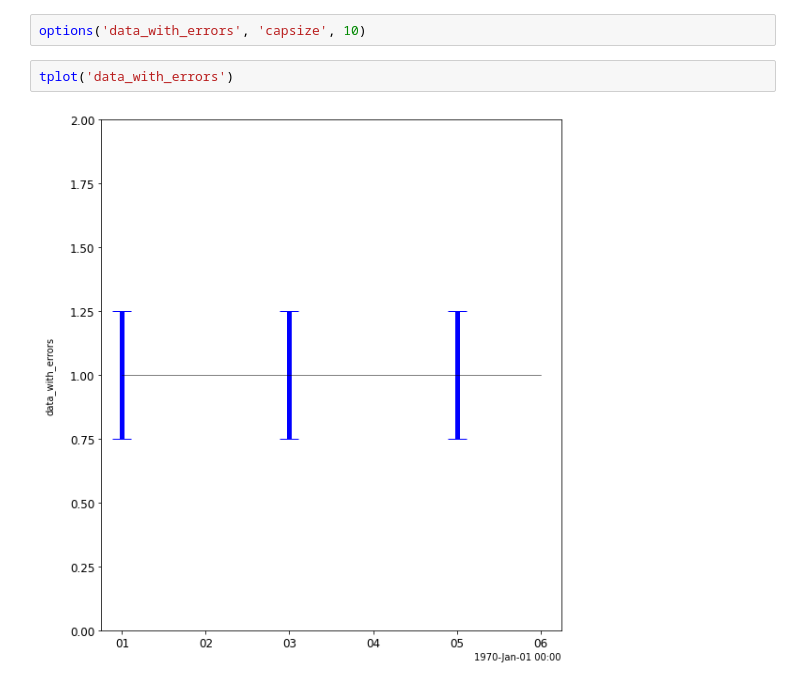
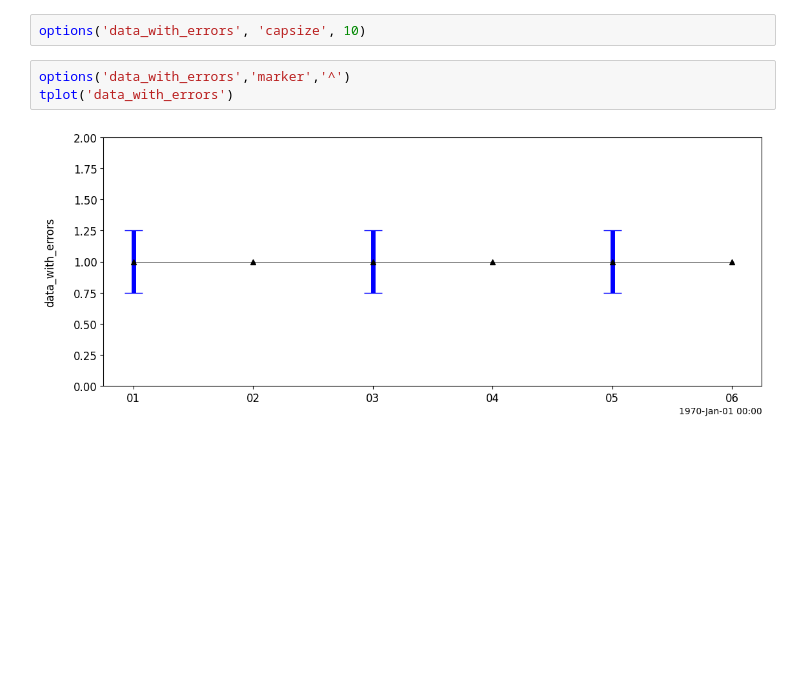
Before and after one commit to spedas/pyspedas_examples, a Jupyter notebook: pyspedas_examples/notebooks/PyTplot_error_bars.ipynb, the cells around one changed output. Drawn from its saved outputs; the diff is of its cells as text; blank space fills up the shorter version.

```diff
--- a/pyspedas_examples/notebooks/PyTplot_error_bars.ipynb
+++ b/pyspedas_examples/notebooks/PyTplot_error_bars.ipynb
@@ -72,7 +90,8 @@ tplot('data_with_errors')
 Add caps to the end of the error bars:
 # %%
 options('data_with_errors', 'capsize', 10)
-# %%
-tplot('data_with_errors')
-# %% [output]
-[figure, removed]
+# %%
+options('data_with_errors','marker','^')
+tplot('data_with_errors')
+# %% [output]
+[figure, added]
```
Also changed, not shown: parts of 9 cells of this notebook, 1 other file.
